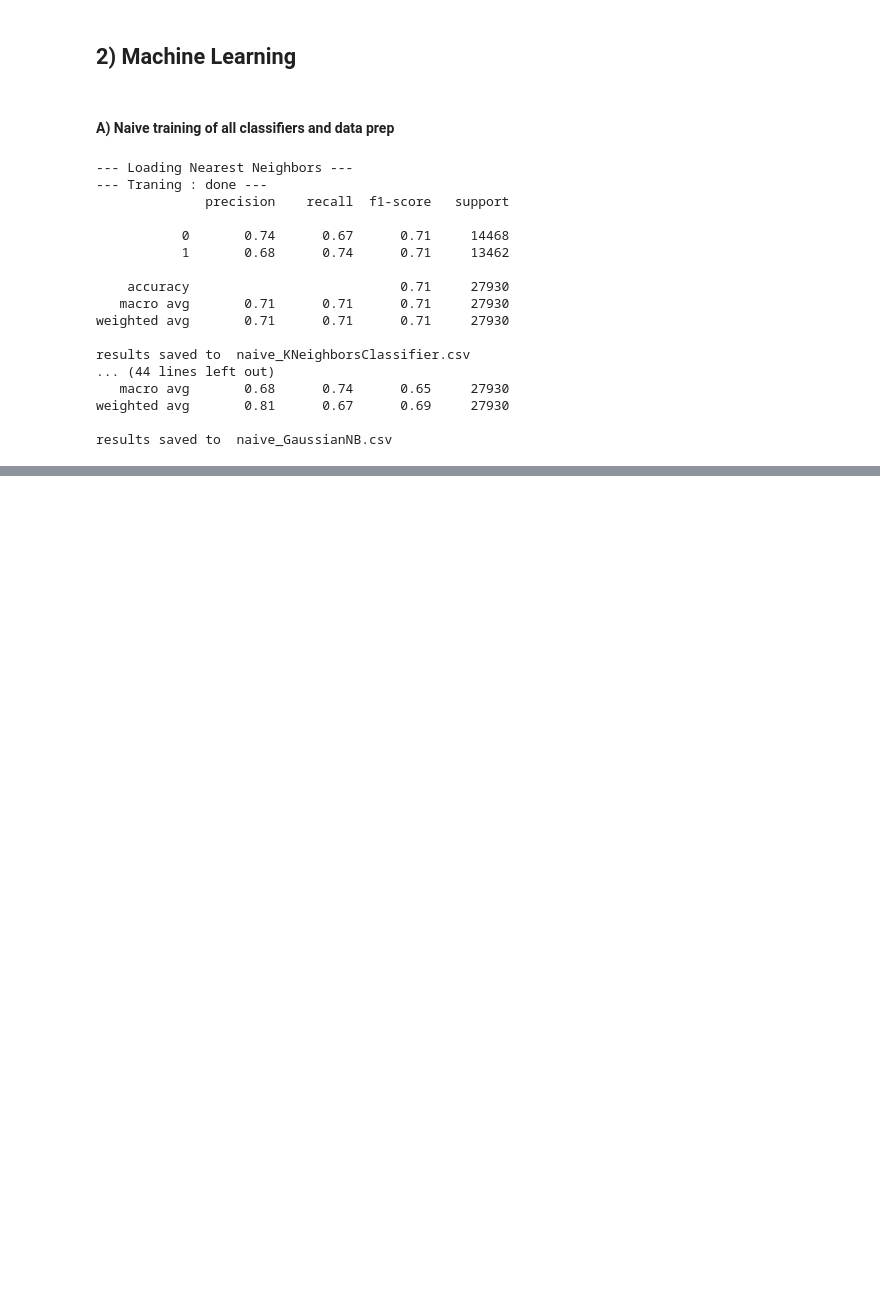
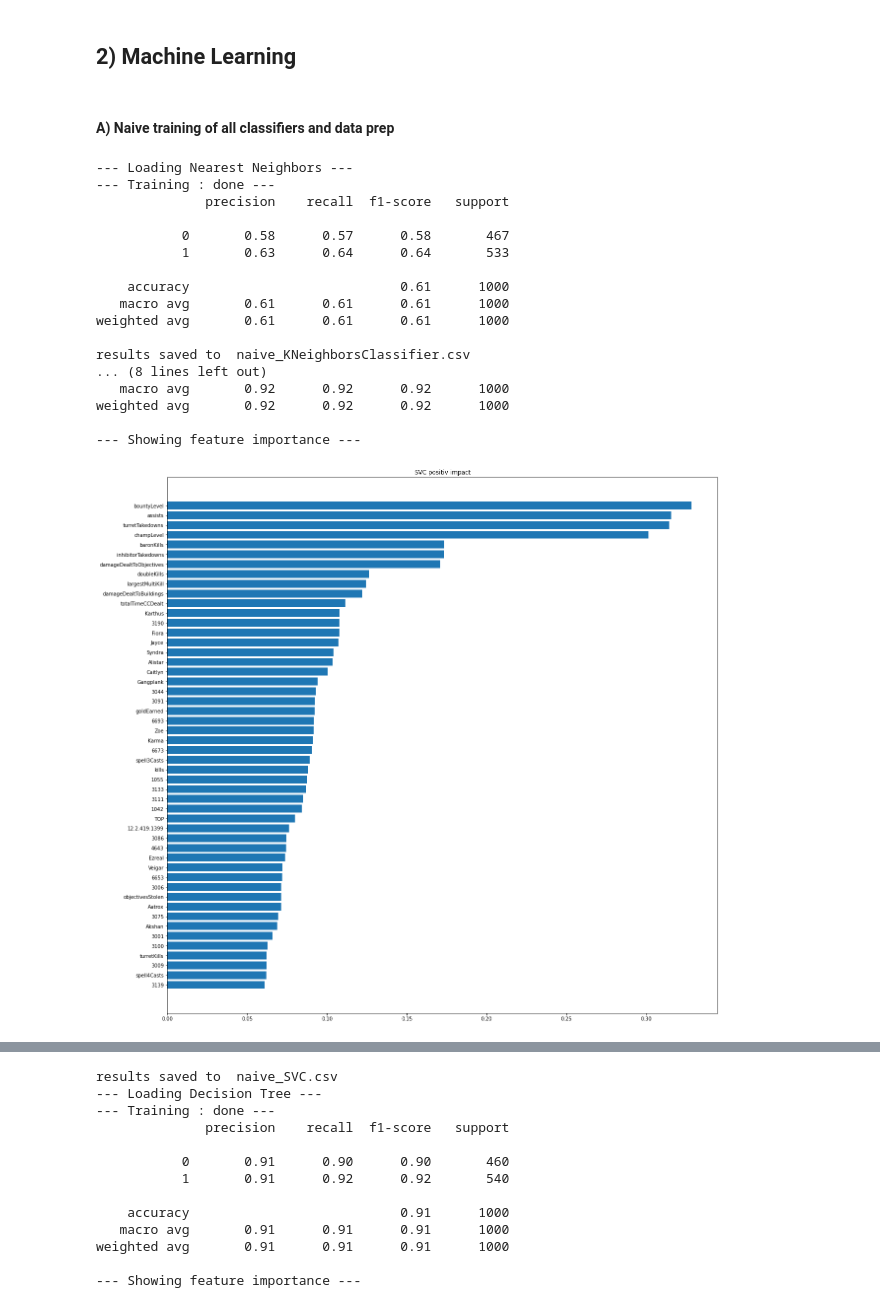
Before and after one commit to hanzopgp/LOLAnalysis, a Jupyter notebook: src/league_data_science.ipynb, the cells around one changed output, grey strips where cells are left out. Cells and saved outputs as stored; diff of their text form; code cells hidden in the pictures; blank space fills up the shorter version.

```diff
--- a/src/league_data_science.ipynb
+++ b/src/league_data_science.ipynb
@@ -943,37 +940,3 @@ from sklearn.model_selection import train_test_split
 from sklearn.metrics import classification_report
 
 X_train, X_test, y_train, y_test = train_test_split(X, y, test_size=0.3, random_state=42)
-# %%
-def f_importances(imp, names):
-    imp,names = zip(*sorted(zip(imp,names)))
-    plt.barh(range(len(names)), imp, align='center')
-    plt.yticks(range(len(names)), names)
-    plt.show()
-
-def train_and_save(model, X_train, X_test, y_train, y_test, path_suff):
-	"""
-		Traing the model and save the classification results
-	"""
-	model.fit(X_train, y_train)
-	model_name = model.__class__.__name__
-	print("--- Training : done ---")
-	preds = model.predict(X_test)
-	print(classification_report(preds, y_test))
-	rep = classification_report(preds, y_test, output_dict=True)
-
-	print("--- Showing feature importance ---")
-	if model.__class__.__name__ != "KNeighborsClassifier": 	## Can't get feature importance with KNeighborsClassifier
-
-		if model.__class__.__name__ == "DecisionTreeClassifier" or \
-			model.__class__.__name__ == "RandomForestClassifier":
-			print(model.feature_importances_.shape)
-			# f_importances(model.feature_importances_, X_train.columns)
-		else:
-			print(model.coef_.shape)
-			# f_importances(model.coef_, X_train.columns)
-
-	df_report = pd.DataFrame(rep).transpose()
-	path_name = f"{path_suff}_{model_name}.csv"
-	df_report.to_csv(path_name)
-
-	print("results saved to ", path_name)
@@ -980,24 +1003,34 @@ def train_and_save(model, X_train, X_test, y_train, y_test, path_suff):
 # %%
+import warnings # J'en peux plus des warnings dsl
+warnings.filterwarnings("ignore")
+
 # training
 for i, model_name in enumerate(models.keys()):
     print(f"--- Loading {model_name} ---")
     model = models[model_name]
-    train_and_save(model, X_train, X_test, y_train, y_test, path_suff="naive")
+    train_and_save(model, X_train[:1000], X_test[:1000], y_train[:1000], y_test[:1000], path_suff="naive")
+
+# KNN : no feature importance
+# GaussianNB : no feature importance
+# SVM : coef_
+# DecisionTree : feature_importances_
+# RFC : feature_importances_
 # %% [output]
 --- Loading Nearest Neighbors ---
---- Traning : done ---
+--- Training : done ---
               precision    recall  f1-score   support
 
-           0       0.74      0.67      0.71     14468
-           1       0.68      0.74      0.71     13462
+           0       0.58      0.57      0.58       467
+           1       0.63      0.64      0.64       533
 
-    accuracy                           0.71     27930
-   macro avg       0.71      0.71      0.71     27930
-weighted avg       0.71      0.71      0.71     27930
+    accuracy                           0.61      1000
+   macro avg       0.61      0.61      0.61      1000
+weighted avg       0.61      0.61      0.61      1000
 
 results saved to  naive_KNeighborsClassifier.csv
-... (44 lines left out)
-   macro avg       0.68      0.74      0.65     27930
-weighted avg       0.81      0.67      0.69     27930
+... (8 lines left out)
+   macro avg       0.92      0.92      0.92      1000
+weighted avg       0.92      0.92      0.92      1000
 
-results saved to  naive_GaussianNB.csv
+--- Showing feature importance ---
+[figure, added]
@@ -1003,0 +1038,13 @@ results saved to  naive_GaussianNB.csv
+results saved to  naive_SVC.csv
+--- Loading Decision Tree ---
+--- Training : done ---
+              precision    recall  f1-score   support
+
+           0       0.91      0.90      0.90       460
+           1       0.91      0.92      0.92       540
+
+    accuracy                           0.91      1000
+   macro avg       0.91      0.91      0.91      1000
+weighted avg       0.91      0.91      0.91      1000
+
+--- Showing feature importance ---
```
Also changed, not shown: parts of 28 cells of this notebook.
